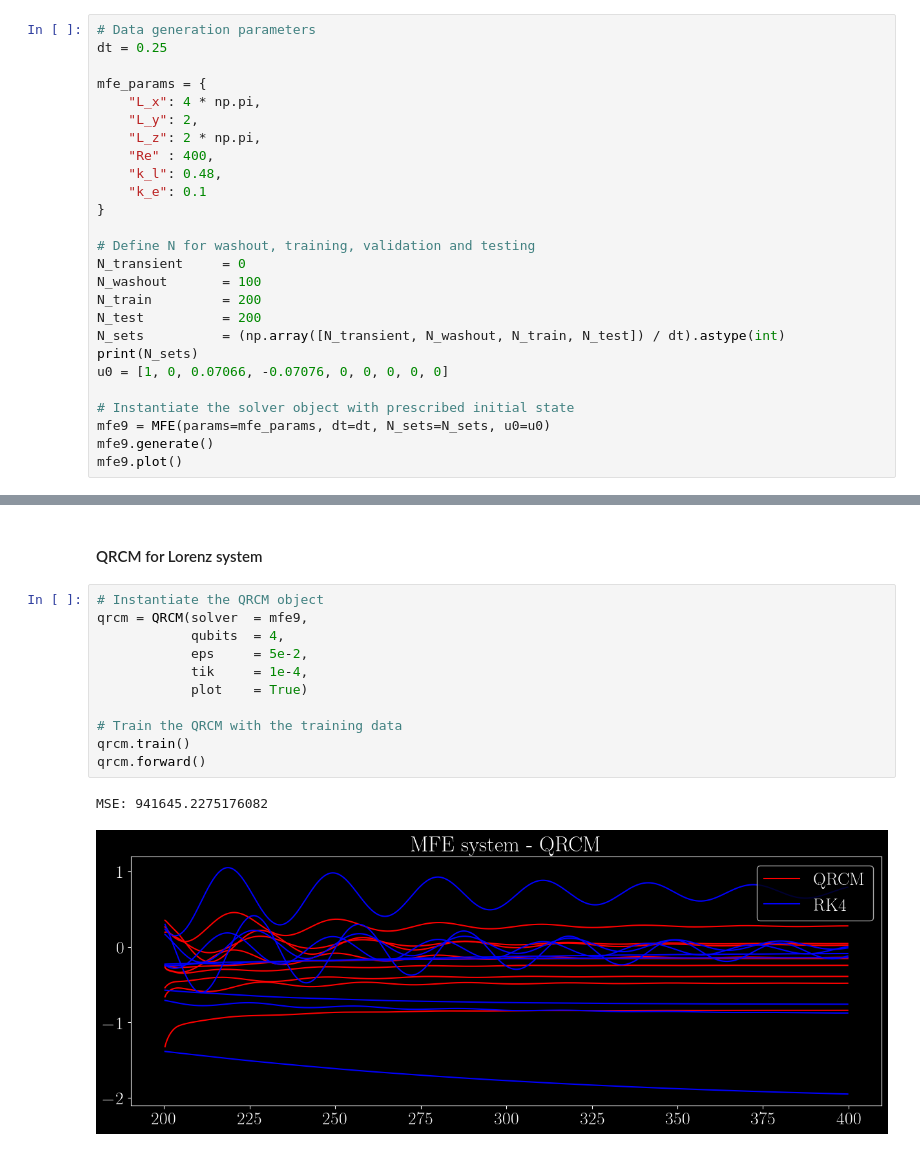
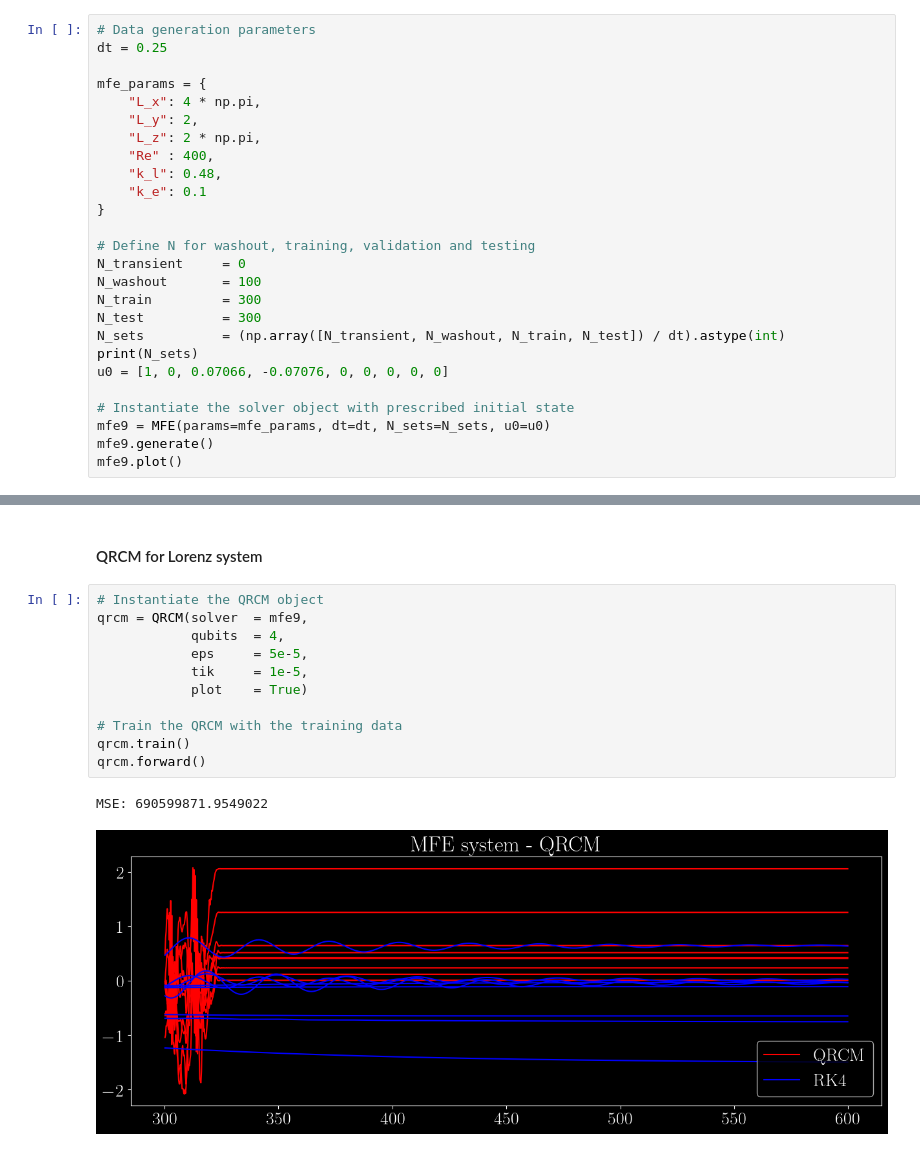
Before and after one commit to raihaan123/Quantum-Turbulence-Learning, a Jupyter notebook: src/MFE.ipynb, the cells around one changed output, grey strips where cells are left out. Saved outputs shown, nothing was run; the diff lists cells and outputs as text.

```diff
--- a/src/MFE.ipynb
+++ b/src/MFE.ipynb
@@ -24,8 +24,8 @@ mfe_params = {
 # Define N for washout, training, validation and testing
 N_transient     = 0
 N_washout       = 100
-N_train         = 200
-N_test          = 200
+N_train         = 300
+N_test          = 300
 N_sets          = (np.array([N_transient, N_washout, N_train, N_test]) / dt).astype(int)
 print(N_sets)
 u0 = [1, 0, 0.07066, -0.07076, 0, 0, 0, 0, 0]
@@ -61,14 +60,14 @@ MSE: 29616.746973848934
 # %%
 # Instantiate the QRCM object
 qrcm = QRCM(solver  = mfe9,
             qubits  = 4,
-            eps     = 5e-2,
-            tik     = 1e-4,
+            eps     = 5e-5,
+            tik     = 1e-5,
             plot    = True)
 
 # Train the QRCM with the training data
 qrcm.train()
 qrcm.forward()
 # %% [output]
-MSE: 941645.2275176082
+MSE: 690599871.9549022
-[figure, old version]
+[figure, new version]
```
Also changed, not shown: parts of 2 cells of this notebook, 5 other files.
